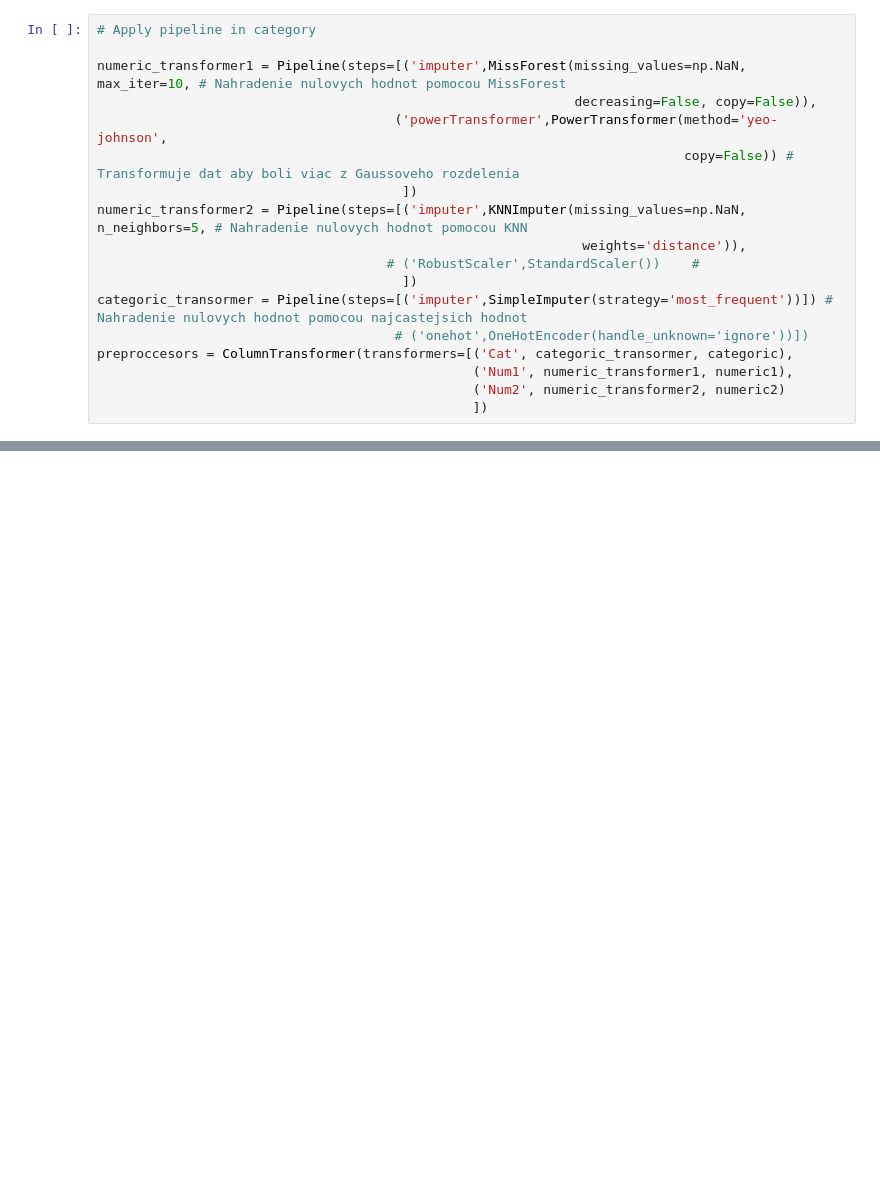
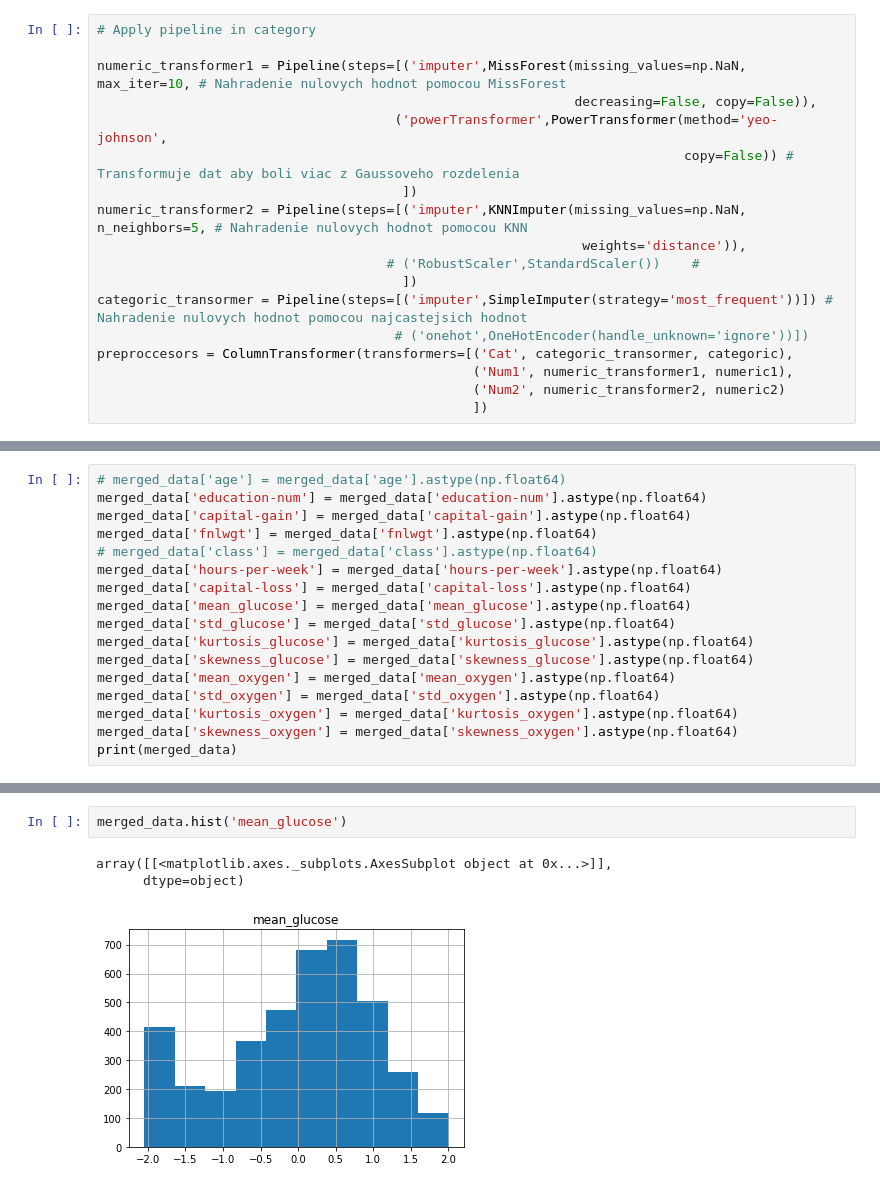
Before and after one commit to MatejHor/IAU_project, a Jupyter notebook: faza2/PipelinePredspracovanie.ipynb, the cells around one changed output, grey strips where cells are left out. Saved outputs shown, nothing was run; the diff lists cells and outputs as text; blank space fills up the shorter version.

Commit message:
add some analysis and change of some data types

```diff
--- a/faza2/PipelinePredspracovanie.ipynb
+++ b/faza2/PipelinePredspracovanie.ipynb
@@ -263,2 +262,19 @@ print(merged_data)
 
 [3933 rows x 27 columns]
+# %%
+# merged_data['age'] = merged_data['age'].astype(np.float64)
+merged_data['education-num'] = merged_data['education-num'].astype(np.float64)
+merged_data['capital-gain'] = merged_data['capital-gain'].astype(np.float64)
+merged_data['fnlwgt'] = merged_data['fnlwgt'].astype(np.float64)
+# merged_data['class'] = merged_data['class'].astype(np.float64)
+merged_data['hours-per-week'] = merged_data['hours-per-week'].astype(np.float64)
+merged_data['capital-loss'] = merged_data['capital-loss'].astype(np.float64)
+merged_data['mean_glucose'] = merged_data['mean_glucose'].astype(np.float64)
+merged_data['std_glucose'] = merged_data['std_glucose'].astype(np.float64)
+merged_data['kurtosis_glucose'] = merged_data['kurtosis_glucose'].astype(np.float64)
+merged_data['skewness_glucose'] = merged_data['skewness_glucose'].astype(np.float64)
+merged_data['mean_oxygen'] = merged_data['mean_oxygen'].astype(np.float64)
+merged_data['std_oxygen'] = merged_data['std_oxygen'].astype(np.float64)
+merged_data['kurtosis_oxygen'] = merged_data['kurtosis_oxygen'].astype(np.float64)
+merged_data['skewness_oxygen'] = merged_data['skewness_oxygen'].astype(np.float64)
+print(merged_data)
@@ -264,0 +335,6 @@ print(merged_data)
+# %%
+merged_data.hist('mean_glucose')
+# %% [output]
+array([[<matplotlib.axes._subplots.AxesSubplot object at 0x...>]],
+      dtype=object)
+[figure, added]
```
Also changed, not shown: parts of 24 cells of this notebook, 3 other files.
